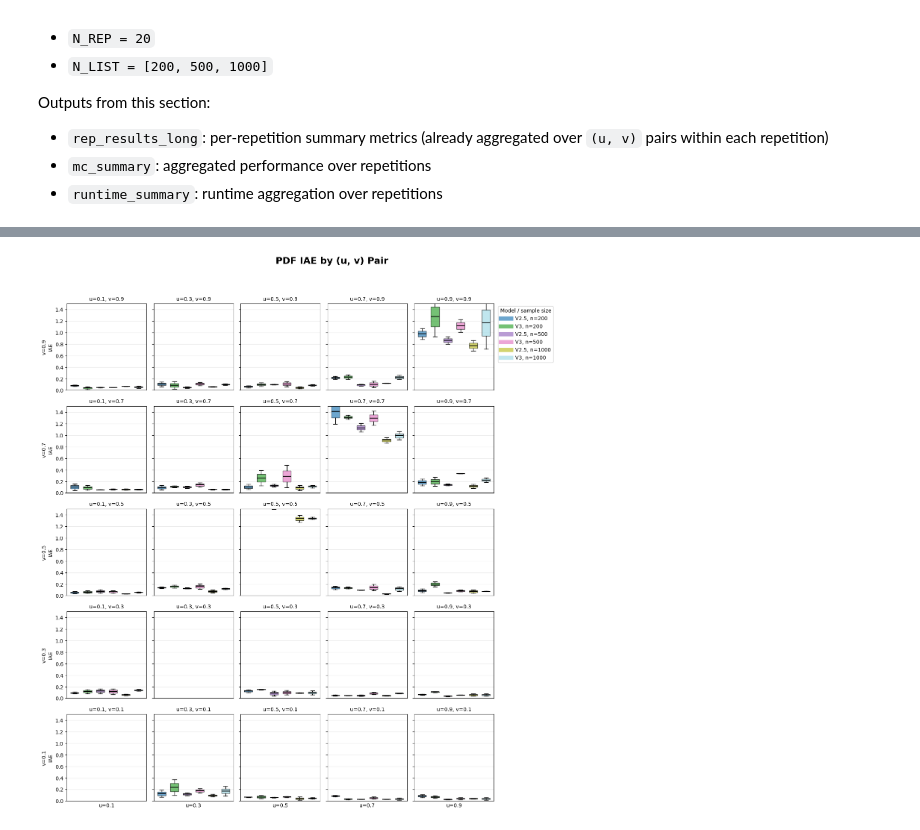
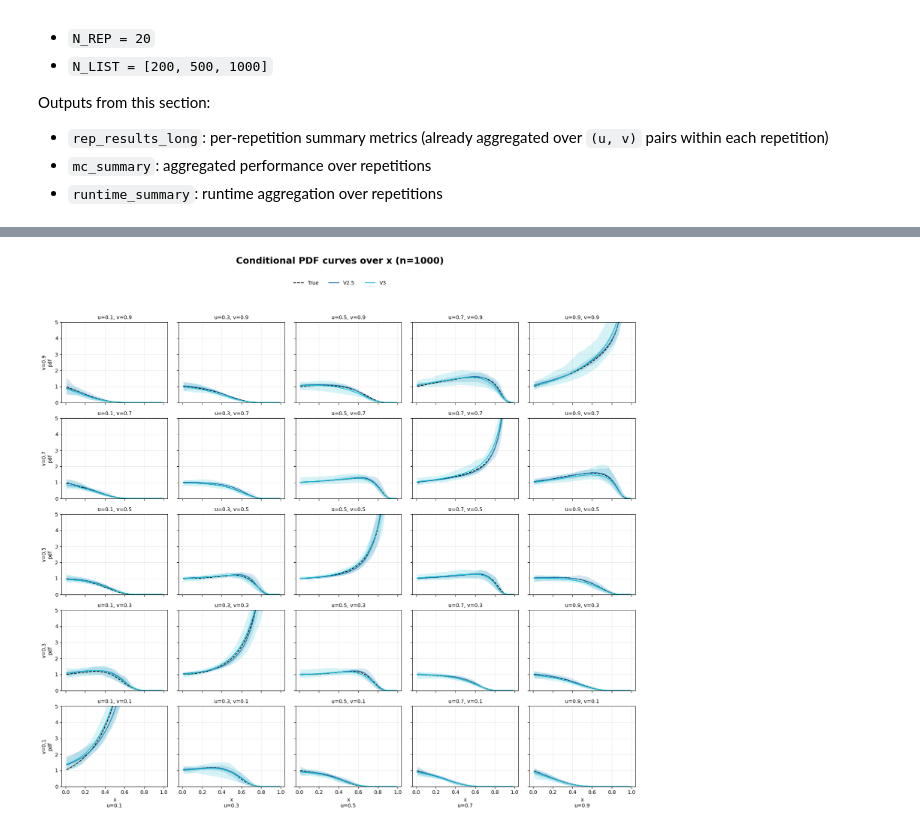
Before and after one commit to tvatter/npcc, a Jupyter notebook: notebooks/Simulation_Study.ipynb, the cells around one changed output, grey strips where cells are left out. Drawn from its saved outputs; the diff is of its cells as text; code cells hidden in the pictures.

```diff
--- a/notebooks/Simulation_Study.ipynb
+++ b/notebooks/Simulation_Study.ipynb
@@ -766,9 +212,9 @@ ImportError: cannot import name 'plot_all_avg_uv_metric_boxplots' from 'Simulati
 # %%
-rep_results, runtime, wall = run_repetitions(
+rep_results, pointwise_results, runtime, wall = run_repetitions(
     n_list=[200, 500, 1000],
-    n_rep=2,
+    n_rep=20,
     base_seed=42,
-    num_workers=1,
+    num_workers=2,
 
     device=device,
     sample_scenario_1=sample_scenario_1,
@@ -933,13 +376,15 @@ else:
 # %%
-plot_metric_uv_boxgrid(
-    rep_results,
+fig, axes = plot_conditional_curves_by_uv(
+    pointwise_results,
+    uv_pairs=uv_pairs,
     quantity="pdf",
-    metric="IAE",
-    uv_pairs=uv_pairs,
+    x_col="x",
     model_order=["V2.5", "V3"],
-    ylim=(0.0, 1.5),
-    title="PDF IAE by (u, v) Pair",
+    n=1000,
+    ylim=(0.0, 5.0),
+    title="Conditional PDF curves over x",
 )
+
 plt.show()
 # %% [output]
-[figure, old version]
+[figure, new version]
```
Also changed, not shown: parts of 31 cells of this notebook.
